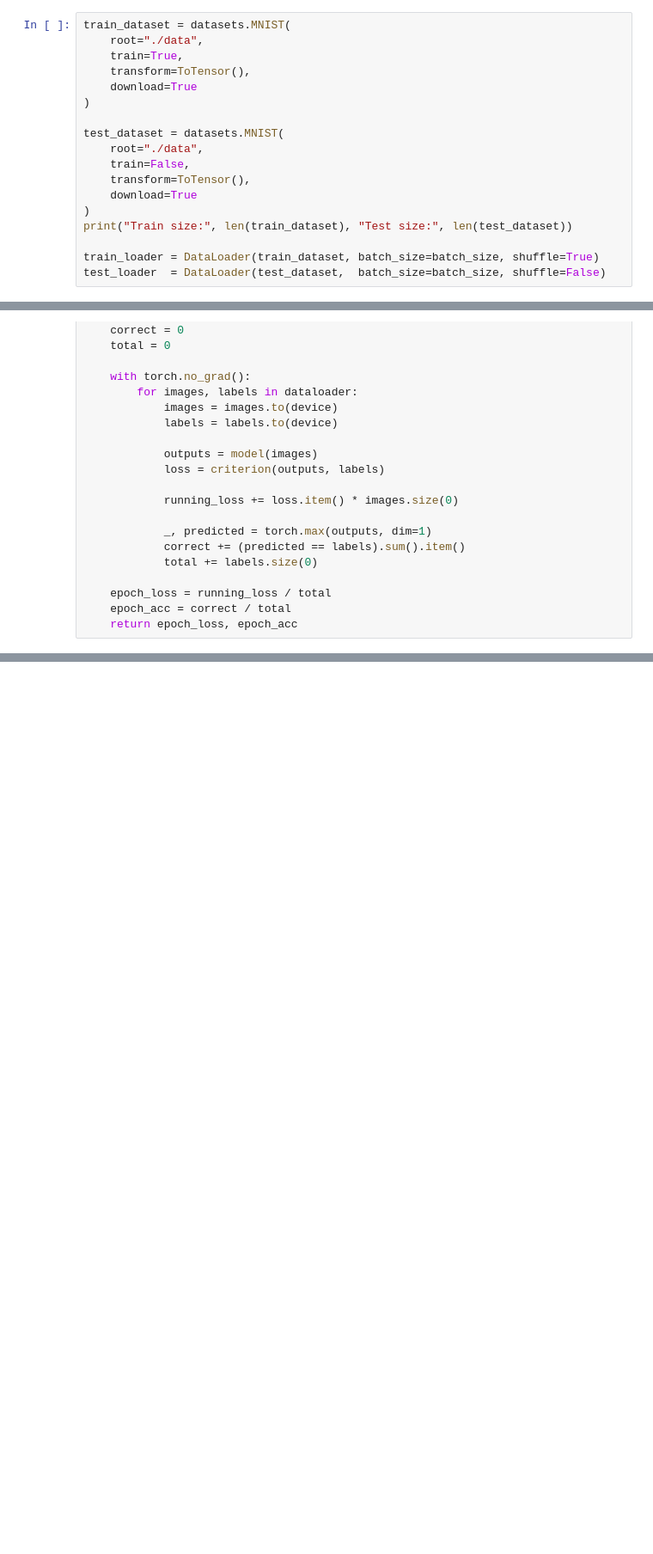
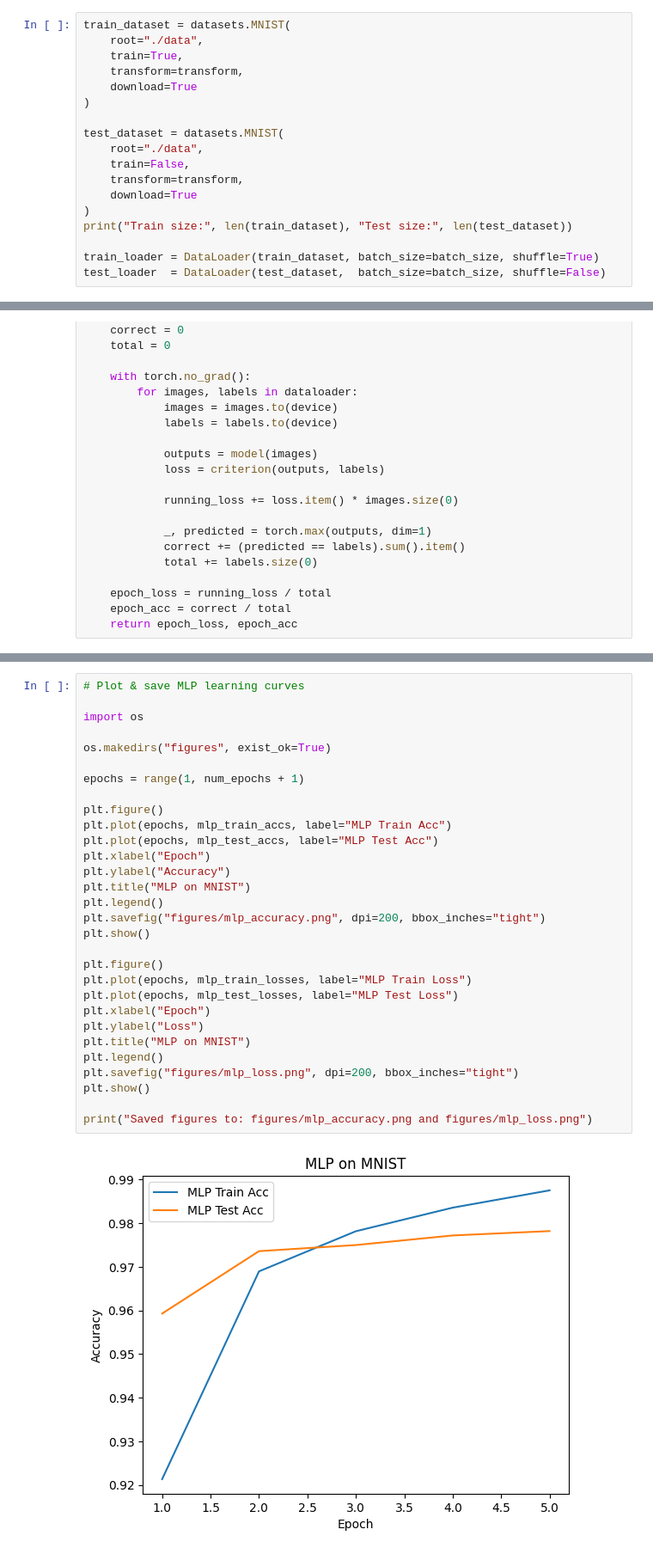
Before and after one commit to Williamwzq007/ml-portfolio, a Jupyter notebook: mnist-classification/mnist-classification.ipynb, the cells around one changed output, grey strips where cells are left out. Shown at 86% size. Drawn from its saved outputs; the diff is of its cells as text; blank space fills up the shorter version.

```diff
--- a/mnist-classification/mnist-classification.ipynb
+++ b/mnist-classification/mnist-classification.ipynb
@@ -42,14 +41,14 @@ transform = transforms.Compose([
 train_dataset = datasets.MNIST(
     root="./data",
     train=True,
-    transform=ToTensor(),
+    transform=transform,
     download=True
 )
 
 test_dataset = datasets.MNIST(
     root="./data",
     train=False,
-    transform=ToTensor(),
+    transform=transform,
     download=True
 )
 print("Train size:", len(train_dataset), "Test size:", len(test_dataset))
@@ -114,0 +340,32 @@ def evaluate(model, criterion, dataloader, device):
+# %%
+# Plot & save MLP learning curves
+
+import os
+
+os.makedirs("figures", exist_ok=True)
+
+epochs = range(1, num_epochs + 1)
+
+plt.figure()
+plt.plot(epochs, mlp_train_accs, label="MLP Train Acc")
+plt.plot(epochs, mlp_test_accs, label="MLP Test Acc")
+plt.xlabel("Epoch")
+plt.ylabel("Accuracy")
+plt.title("MLP on MNIST")
+plt.legend()
+plt.savefig("figures/mlp_accuracy.png", dpi=200, bbox_inches="tight")
+plt.show()
+
+plt.figure()
+plt.plot(epochs, mlp_train_losses, label="MLP Train Loss")
+plt.plot(epochs, mlp_test_losses, label="MLP Test Loss")
+plt.xlabel("Epoch")
+plt.ylabel("Loss")
+plt.title("MLP on MNIST")
+plt.legend()
+plt.savefig("figures/mlp_loss.png", dpi=200, bbox_inches="tight")
+plt.show()
+
+print("Saved figures to: figures/mlp_accuracy.png and figures/mlp_loss.png")
+# %% [output]
+[figure, added]
```
Also changed, not shown: parts of 17 cells of this notebook, 4 other files.
